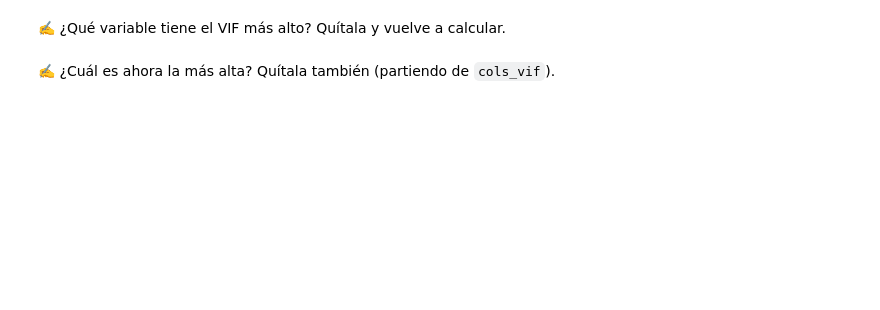
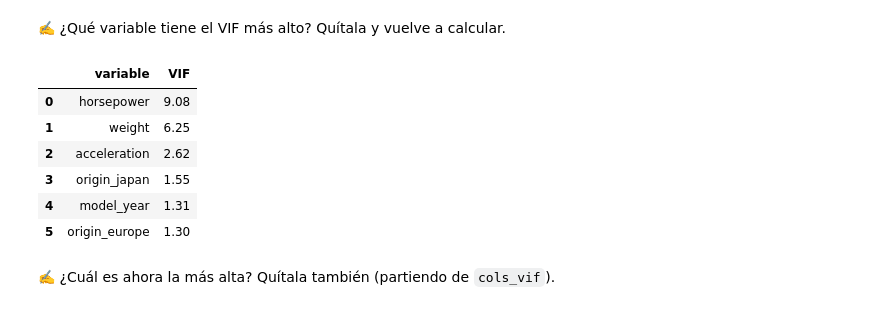
Before and after one commit to sofia-fernandez04/modelos-predictivos-636314, a Jupyter notebook: 01-regresion-lineal/caso_mpg.ipynb, the cells around one changed output. Cells and saved outputs as stored; diff of their text form; code cells hidden in the pictures; blank space fills up the shorter version.

```diff
--- a/01-regresion-lineal/caso_mpg.ipynb
+++ b/01-regresion-lineal/caso_mpg.ipynb
@@ -651,7 +724,18 @@ El **VIF** (*Variance Inflation Factor*) mide qué tanto se puede explicar una v
 # %%
 # cols_vif = X_train_enc.columns.drop('<variable con mayor VIF>')
 # calcular_vif(X_train_enc[cols_vif])
 # ✍️ Tu código aquí
+
+cols_vif = X_train_enc.columns.drop('displacement')
+calcular_vif(X_train_enc[cols_vif])
+# %% [output]
+|  | variable | VIF |
+| 0 | horsepower | 9.08 |
+| 1 | weight | 6.25 |
+| 2 | acceleration | 2.62 |
+| 3 | origin_japan | 1.55 |
+| 4 | model_year | 1.31 |
+| 5 | origin_europe | 1.30 |
 # %% [markdown]
 ✍️ ¿Cuál es ahora la más alta? Quítala también (partiendo de `cols_vif`).
 # %%
```
Also changed, not shown: parts of 12 cells of this notebook.
